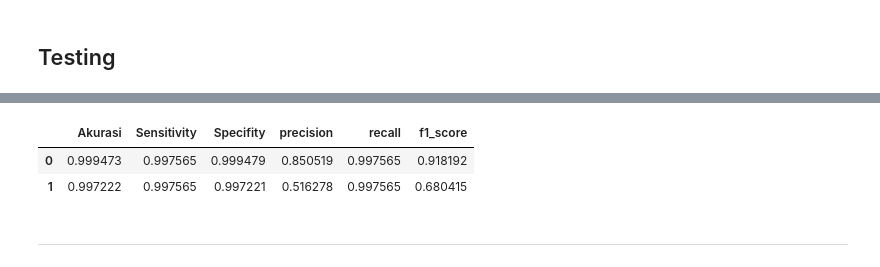
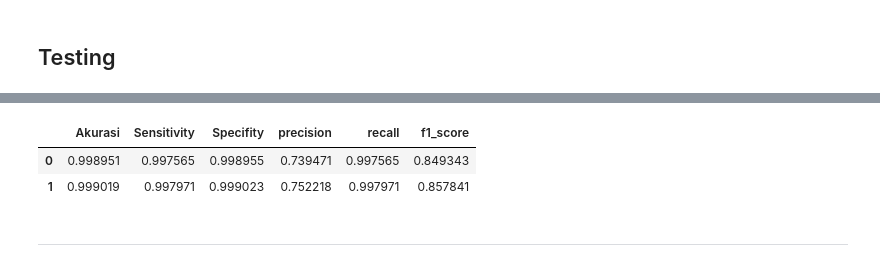
Before and after one commit to azizeko29/new_deteksi_fraud, a Jupyter notebook: [new_RUS]_PAYSIM_pemodelan_ensemble_learning_.ipynb, the cells around one changed output, grey strips where cells are left out. Drawn from its saved outputs; the diff is of its cells as text; code cells hidden in the pictures.

```diff
--- a/[new_RUS]_PAYSIM_pemodelan_ensemble_learning_.ipynb
+++ b/[new_RUS]_PAYSIM_pemodelan_ensemble_learning_.ipynb
@@ -227,3 +230,11 @@ read_df = pd.read_csv('paysim.csv')
+# %%
+# ##read data
+
+read_df = pd.read_csv('drive/My Drive/Deteksi fraud/data/paysim.csv',sep=",")
+# # df = pd.read_csv('data/sample_data.csv',sep=",")
+
+# df0 = df.copy()
+# df.info()
 # %%
 df = read_df.copy()
 df['Class'] = read_df['isFraud']
@@ -585,7 +595,7 @@ from sklearn.ensemble import BaggingClassifier, ExtraTreesClassifier
 from sklearn.ensemble import GradientBoostingClassifier
 
 
-clf_RF = RandomForestClassifier(random_state=1,n_estimators=50)
+clf_RF = RandomForestClassifier(random_state=1,n_estimators=10,max_features=None)
 clf_AB = AdaBoostClassifier(random_state=1,n_estimators=100)
 clf_B = BaggingClassifier(random_state=1,n_estimators=100)
 clf_ET = ExtraTreesClassifier(random_state=1,n_estimators=100)
@@ -647,0 +629,30 @@ df_result
+# %%
+for i in skenario_1:
+
+    clf_skenario = skenario_1[i]
+#     print('komposisi', i)
+
+
+    result_SKLearn = validasi_model(clf_skenario,X_new,y_new,5)
+#     print(result_SKLearn)
+
+    nama_file = 'drive/My Drive/Deteksi fraud/hasil/RUS/Paysim/k_folds/komposisi999.csv'
+    nama_file = nama_file.replace('999',str(i))
+
+    result_SKLearn.to_csv(nama_file, sep=';',index=False)
+
+
+df_result = pd.DataFrame()
+for i in skenario_1:
+    nama_file = 'drive/My Drive/Deteksi fraud/hasil/RUS/Paysim/k_folds/komposisi999.csv'
+    nama_file = nama_file.replace('999',str(i))
+    df_komposisi = pd.read_csv(nama_file,sep=";")
+    df_result = df_result.append(df_komposisi.iloc[5:,:])
+
+df_result.insert(loc=0, column='No', value=list(range(df_result.shape[0])))
+df_result = df_result.set_index('No')
+
+del df_result.index.name
+
+df_result.to_csv('drive/My Drive/Deteksi fraud/hasil/RUS/Paysim/k_folds/result.csv', sep=';',index=False)
+df_result
@@ -697,25 +712,29 @@ GradientBoostingClassifier(criterion='friedman_mse', init=None,
 # %%
 result = {}
 for i in skenario_1:
 
     clf_skenario = skenario_1[i]
     result[i] = validasi_testing(clf_skenario,X_test,y_test)
 
 
 df_result = pd.DataFrame()
 for i in skenario_1:
     df_result = df_result.append(result[i])
 
 df_result.insert(loc=0, column='No', value=list(range(df_result.shape[0])))
 df_result = df_result.set_index('No')
 
 del df_result.index.name
 
+nama_file = 'drive/My Drive/Deteksi fraud/hasil/RUS/Paysim/testing/result.csv'
+
+df_result.to_csv(nama_file, sep=';',index=False)
+
 df_result
 # %% [output]
 |  | Akurasi | Sensitivity | Specifity | precision | recall | f1_score |
-| 0 | 0.999473 | 0.997565 | 0.999479 | 0.850519 | 0.997565 | 0.918192 |
-| 1 | 0.997222 | 0.997565 | 0.997221 | 0.516278 | 0.997565 | 0.680415 |
+| 0 | 0.998951 | 0.997565 | 0.998955 | 0.739471 | 0.997565 | 0.849343 |
+| 1 | 0.999019 | 0.997971 | 0.999023 | 0.752218 | 0.997971 | 0.857841 |
 # %% [markdown]
 ------
 # %% [markdown]
```
Also changed, not shown: parts of 30 cells of this notebook.
